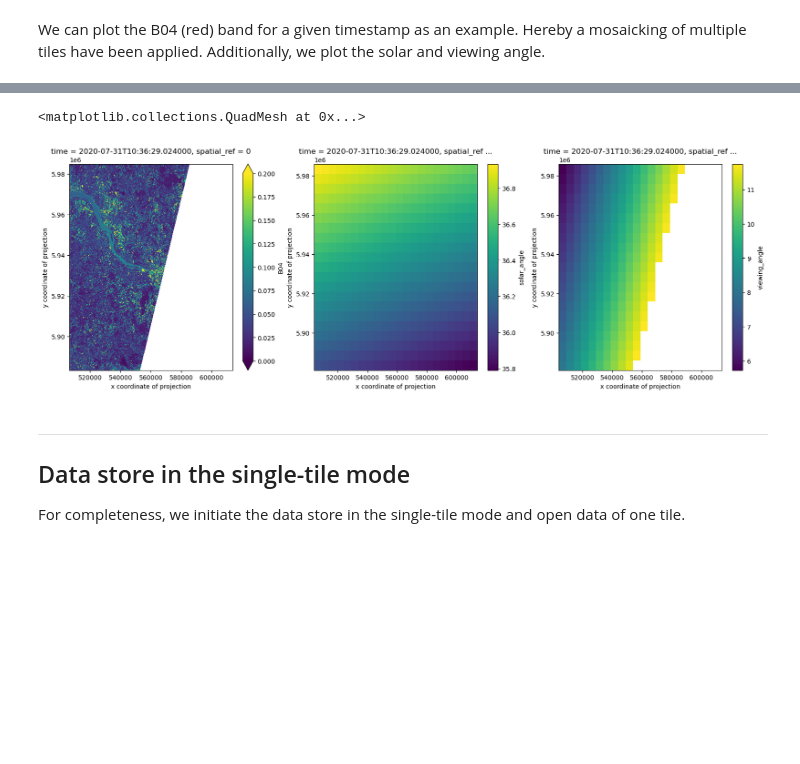
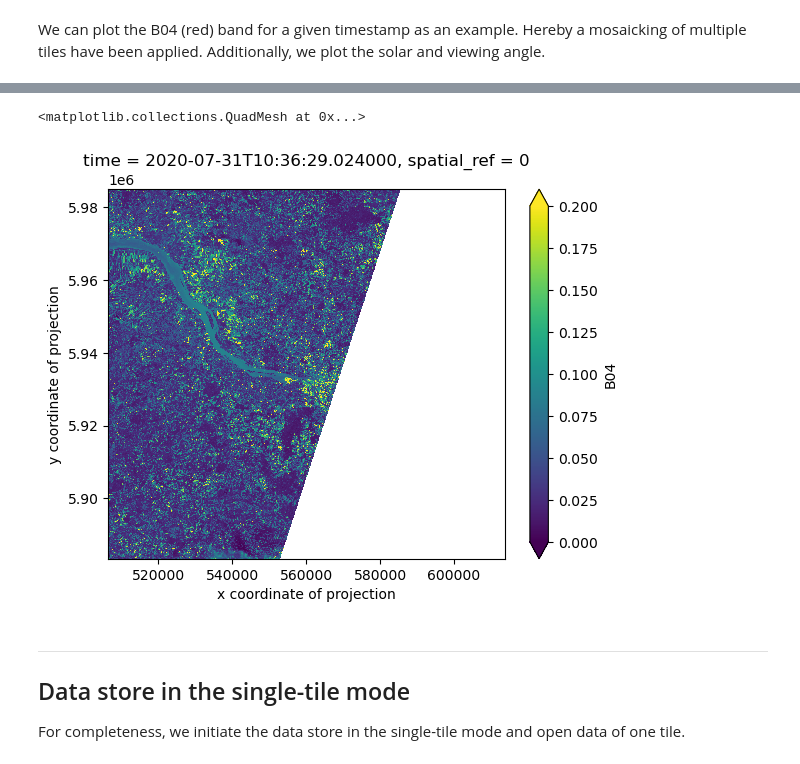
Before and after one commit to xcube-dev/xcube-stac, a Jupyter notebook: examples/notebooks/cdse_sentinel_2.ipynb, the cells around one changed output, grey strips where cells are left out. Drawn from its saved outputs; the diff is of its cells as text; code cells hidden in the pictures; blank space fills up the shorter version.

```diff
--- a/examples/notebooks/cdse_sentinel_2.ipynb
+++ b/examples/notebooks/cdse_sentinel_2.ipynb
@@ -24,8 +24,8 @@ Wall time: 2.29 s
 Next store the credentials in a dictionary.
 # %%
 credentials = {
-    "key": "",
-    "secret": "",
+    "key": "O0M0CUQIDQO9TDZ4D8NR",
+    "secret": "qPUyXs9G6j8on6MY5KPhQNHuA5uZTqxEscrbBCGx",
 }
 # %% [markdown]
 First, we get the store parameters needed to initialize a STAC [data store](https://xcube.readthedocs.io/en/latest/dataaccess.html#data-store-framework). Note that key and secret of the S3 access are required.
@@ -89,7 +102,6 @@ ds = store.open_data(
     crs=crs_target,
     asset_names=["B02", "B03", "B04", "SCL"],
     apply_scaling=True,
-    angles_sentinel2=True,
 )
 ds
 # %% [output]
@@ -167,8 +173,5 @@ Note that the search function in the CDSE STAC API is very slow. Further investi
 We can plot the B04 (red) band for a given timestamp as an example. Hereby a mosaicking of multiple tiles have been applied. Additionally, we plot the solar and viewing angle.
 # %%
 %%time
-fig, ax = plt.subplots(1, 3, figsize=(20, 6))
-ds.B04.isel(time=-1)[::10, ::10].plot(ax=ax[0], vmin=0, vmax=0.2)
-ds.solar_angle.isel(angle=0, time=-1).plot(ax=ax[1])
-ds.viewing_angle.isel(band=2, angle=0, time=-1).plot(ax=ax[2])
+ds.B04.isel(time=-1)[::10, ::10].plot(vmin=0, vmax=0.2)
 # %% [output]
@@ -177,5 +180,5 @@ Wall time: 1min 37s
 <matplotlib.collections.QuadMesh at 0x...>
-[figure, old version]
+[figure, new version]
 # %% [markdown]
 ----
 ## Data store in the single-tile mode
```
Also changed, not shown: parts of 18 cells of this notebook, 9 other files.
